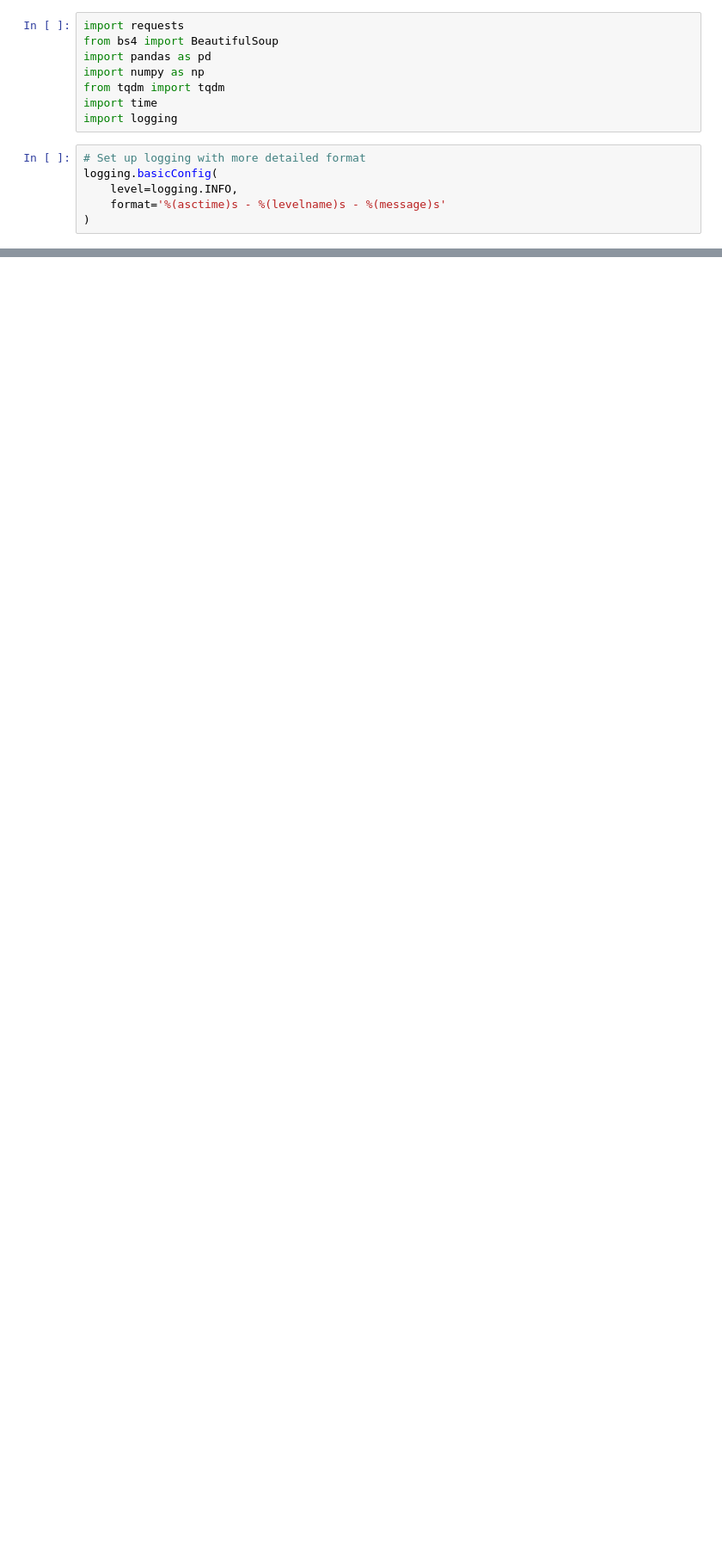
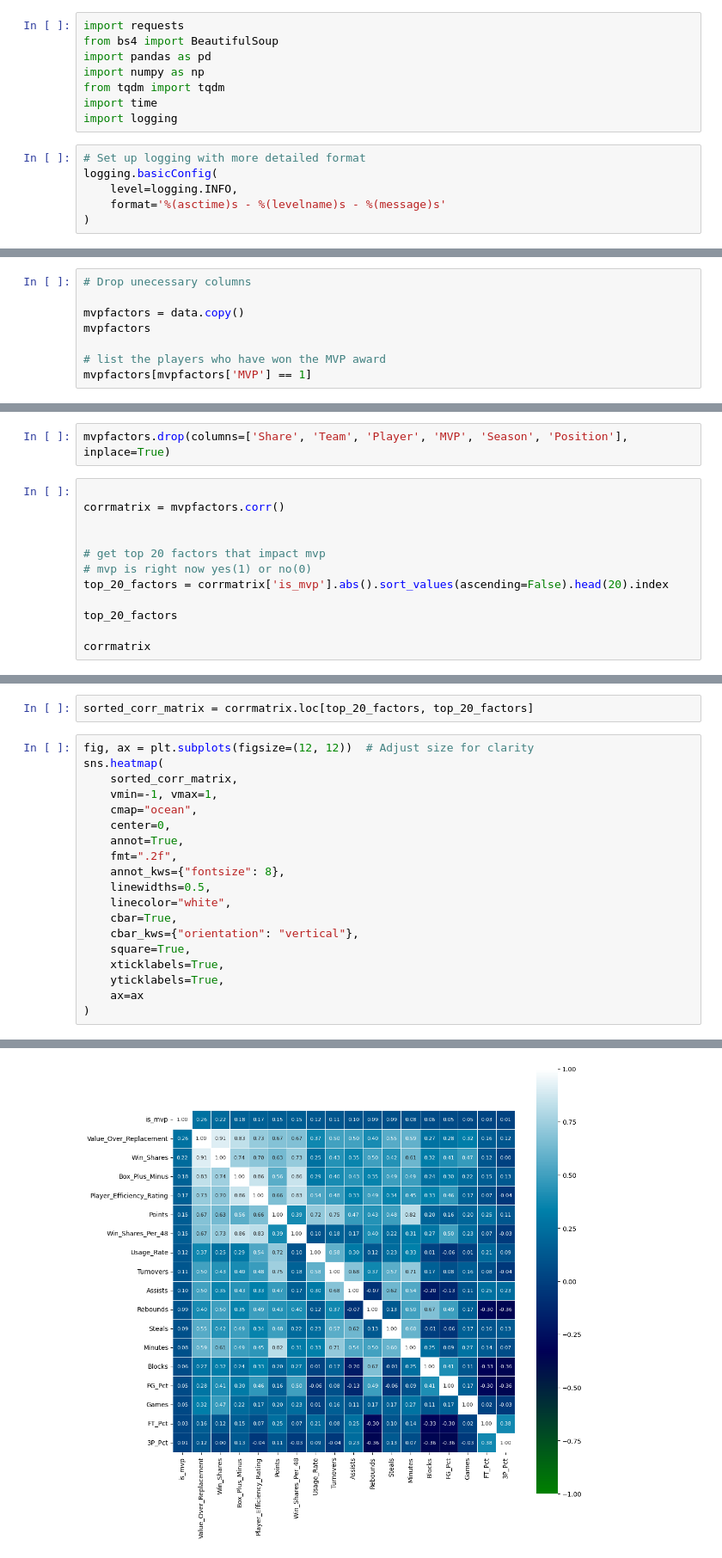
Before and after one commit to Varks-creator/Intro-To-AI-Final, a Jupyter notebook: nba_mvp_scraper.ipynb, the cells around one changed output, grey strips where cells are left out. Shown at 86% size. Drawn from its saved outputs; the diff is of its cells as text; blank space fills up the shorter version.

```diff
--- a/nba_mvp_scraper.ipynb
+++ b/nba_mvp_scraper.ipynb
@@ -317,0 +337,8 @@ Dataset Statistics:
+# %%
+# Drop unecessary columns
+
+mvpfactors = data.copy()
+mvpfactors
+
+# list the players who have won the MVP award
+mvpfactors[mvpfactors['MVP'] == 1]
@@ -317,0 +395,14 @@ Dataset Statistics:
+# %%
+mvpfactors.drop(columns=['Share', 'Team', 'Player', 'MVP', 'Season', 'Position'], inplace=True)
+# %%
+
+corrmatrix = mvpfactors.corr()
+
+
+# get top 20 factors that impact mvp
+# mvp is right now yes(1) or no(0)
+top_20_factors = corrmatrix['is_mvp'].abs().sort_values(ascending=False).head(20).index
+
+top_20_factors
+
+corrmatrix
@@ -317,0 +449,22 @@ Dataset Statistics:
+# %%
+sorted_corr_matrix = corrmatrix.loc[top_20_factors, top_20_factors]
+# %%
+fig, ax = plt.subplots(figsize=(12, 12))  # Adjust size for clarity
+sns.heatmap(
+    sorted_corr_matrix,
+    vmin=-1, vmax=1,
+    cmap="ocean",
+    center=0,
+    annot=True,
+    fmt=".2f",
+    annot_kws={"fontsize": 8},
+    linewidths=0.5,
+    linecolor="white",
+    cbar=True,
+    cbar_kws={"orientation": "vertical"},
+    square=True,
+    xticklabels=True,
+    yticklabels=True,
+    ax=ax
+)
+# %% [output]
@@ -317,0 +472 @@ Dataset Statistics:
+[figure, added]
```
Also changed, not shown: parts of 21 cells of this notebook, 1 other file.
